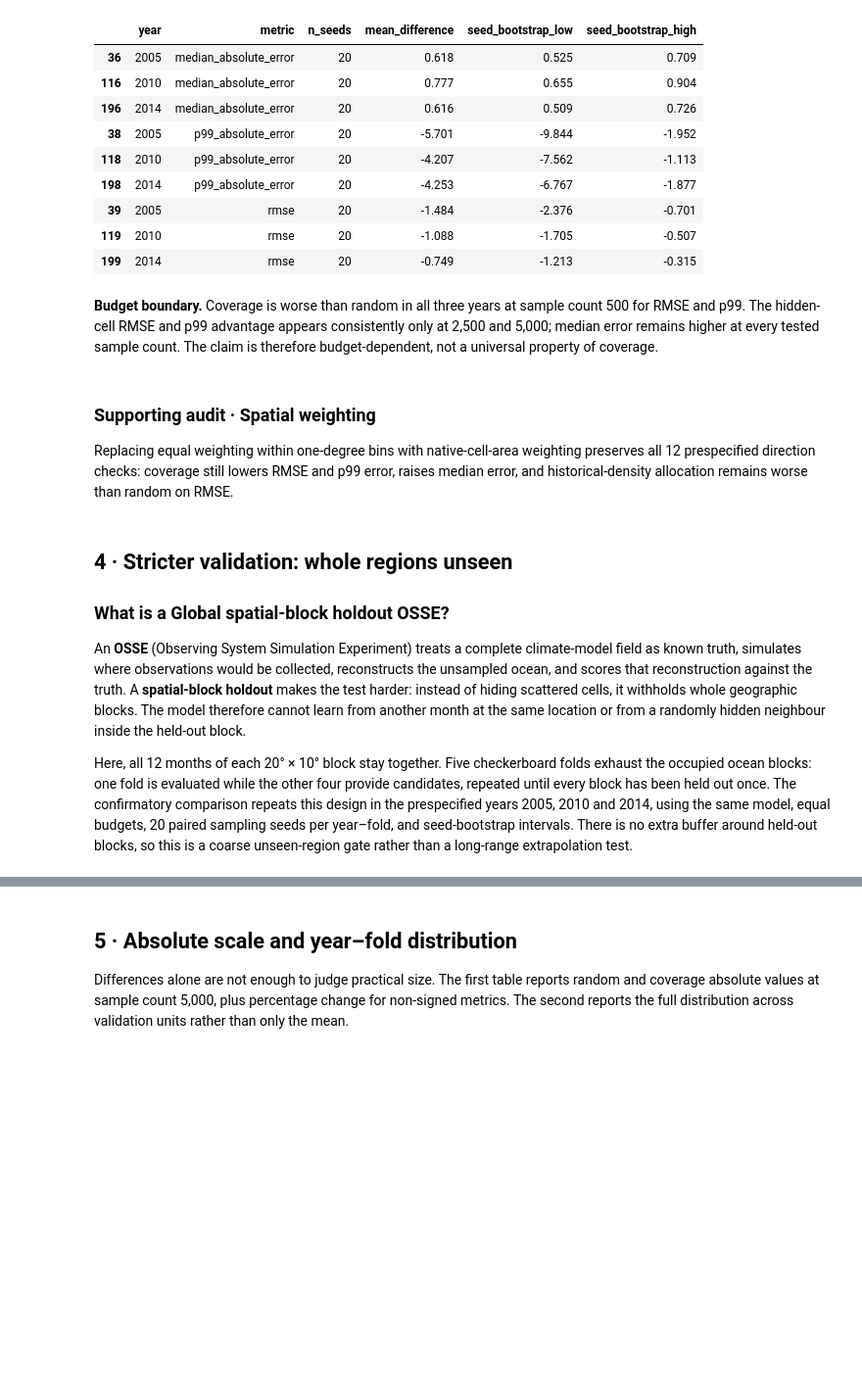
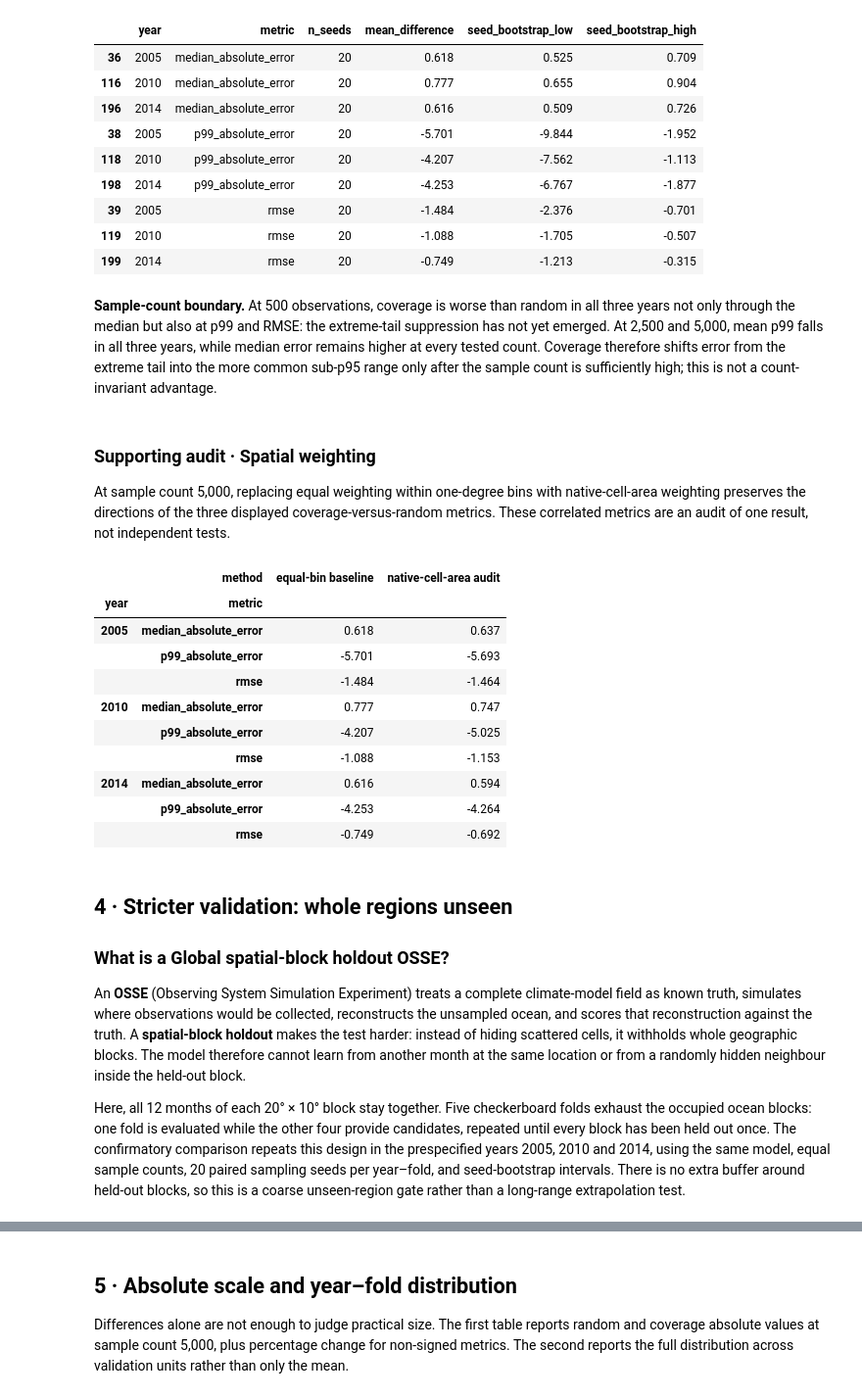
Before and after one commit to BokaiHe/ocean-carbon-sampling, a Jupyter notebook: notebooks/published/osse_visual_story_demo.ipynb, the cells around one changed output, grey strips where cells are left out. Shown at 98% size. Saved outputs shown, nothing was run; the diff lists cells and outputs as text; code cells hidden in the pictures; blank space fills up the shorter version.

```diff
--- a/notebooks/published/osse_visual_story_demo.ipynb
+++ b/notebooks/published/osse_visual_story_demo.ipynb
@@ -128,23 +177,35 @@ key_effects.query('budget == 5000').assign(
 | 119 | 2010 | rmse | 20 | -1.088 | -1.705 | -0.507 |
 | 199 | 2014 | rmse | 20 | -0.749 | -1.213 | -0.315 |
 # %% [markdown]
-**Budget boundary.** Coverage is worse than random in all three years at sample count 500 for RMSE and p99. The hidden-cell RMSE and p99 advantage appears consistently only at 2,500 and 5,000; median error remains higher at every tested sample count. The claim is therefore budget-dependent, not a universal property of coverage.
+**Sample-count boundary.** At 500 observations, coverage is worse than random in all three years not only through the median but also at p99 and RMSE: the extreme-tail suppression has not yet emerged. At 2,500 and 5,000, mean p99 falls in all three years, while median error remains higher at every tested count. Coverage therefore shifts error from the extreme tail into the more common sub-p95 range only after the sample count is sufficiently high; this is not a count-invariant advantage.
 # %% [markdown]
 ### Supporting audit · Spatial weighting
 
-Replacing equal weighting within one-degree bins with native-cell-area weighting preserves all 12 prespecified direction checks: coverage still lowers RMSE and p99 error, raises median error, and historical-density allocation remains worse than random on RMSE.
+At sample count 5,000, replacing equal weighting within one-degree bins with native-cell-area weighting preserves the directions of the three displayed coverage-versus-random metrics. These correlated metrics are an audit of one result, not independent tests.
 # %%
 audit_filter = (
     "evaluation_domain == 'all' and budget == 5000 and "
     "comparison == 'spatial_coverage_minus_random' and "
     "metric in ['rmse', 'p99_absolute_error', 'median_absolute_error']"
 )
-equal_bin = key_effects.assign(method='equal-bin baseline')
+equal_bin = key_effects.query('budget == 5000').assign(method='equal-bin baseline')
 area_weighted = regrid.query(audit_filter).assign(method='native-cell-area audit')
 robustness = pd.concat([equal_bin, area_weighted], ignore_index=True)
 robustness.pivot_table(
     index=['year', 'metric'], columns='method', values='mean_difference'
-).round(3);
+).round(3)
+# %% [output]
+|  | method | equal-bin baseline | native-cell-area audit |
+| year | metric |  |  |
+| 2005 | median_absolute_error | 0.618 | 0.637 |
+|  | p99_absolute_error | -5.701 | -5.693 |
+|  | rmse | -1.484 | -1.464 |
+| 2010 | median_absolute_error | 0.777 | 0.747 |
+|  | p99_absolute_error | -4.207 | -5.025 |
+|  | rmse | -1.088 | -1.153 |
+| 2014 | median_absolute_error | 0.616 | 0.594 |
+|  | p99_absolute_error | -4.253 | -4.264 |
+|  | rmse | -0.749 | -0.692 |
 # %% [markdown]
 ## 4 · Stricter validation: whole regions unseen
 
@@ -152,7 +213,7 @@ robustness.pivot_table(
 
 An **OSSE** (Observing System Simulation Experiment) treats a complete climate-model field as known truth, simulates where observations would be collected, reconstructs the unsampled ocean, and scores that reconstruction against the truth. A **spatial-block holdout** makes the test harder: instead of hiding scattered cells, it withholds whole geographic blocks. The model therefore cannot learn from another month at the same location or from a randomly hidden neighbour inside the held-out block.
 
-Here, all 12 months of each 20° × 10° block stay together. Five checkerboard folds exhaust the occupied ocean blocks: one fold is evaluated while the other four provide candidates, repeated until every block has been held out once. The confirmatory comparison repeats this design in the prespecified years 2005, 2010 and 2014, using the same model, equal budgets, 20 paired sampling seeds per year–fold, and seed-bootstrap intervals. There is no extra buffer around held-out blocks, so this is a coarse unseen-region gate rather than a long-range extrapolation test.
+Here, all 12 months of each 20° × 10° block stay together. Five checkerboard folds exhaust the occupied ocean blocks: one fold is evaluated while the other four provide candidates, repeated until every block has been held out once. The confirmatory comparison repeats this design in the prespecified years 2005, 2010 and 2014, using the same model, equal sample counts, 20 paired sampling seeds per year–fold, and seed-bootstrap intervals. There is no extra buffer around held-out blocks, so this is a coarse unseen-region gate rather than a long-range extrapolation test.
 # %%
 spatial_gate_figure = plot_spatial_holdout_gate(spatial_blocks, spatial_summary)
 # %% [output]
```
Also changed, not shown: parts of 17 cells of this notebook, 6 other files.
